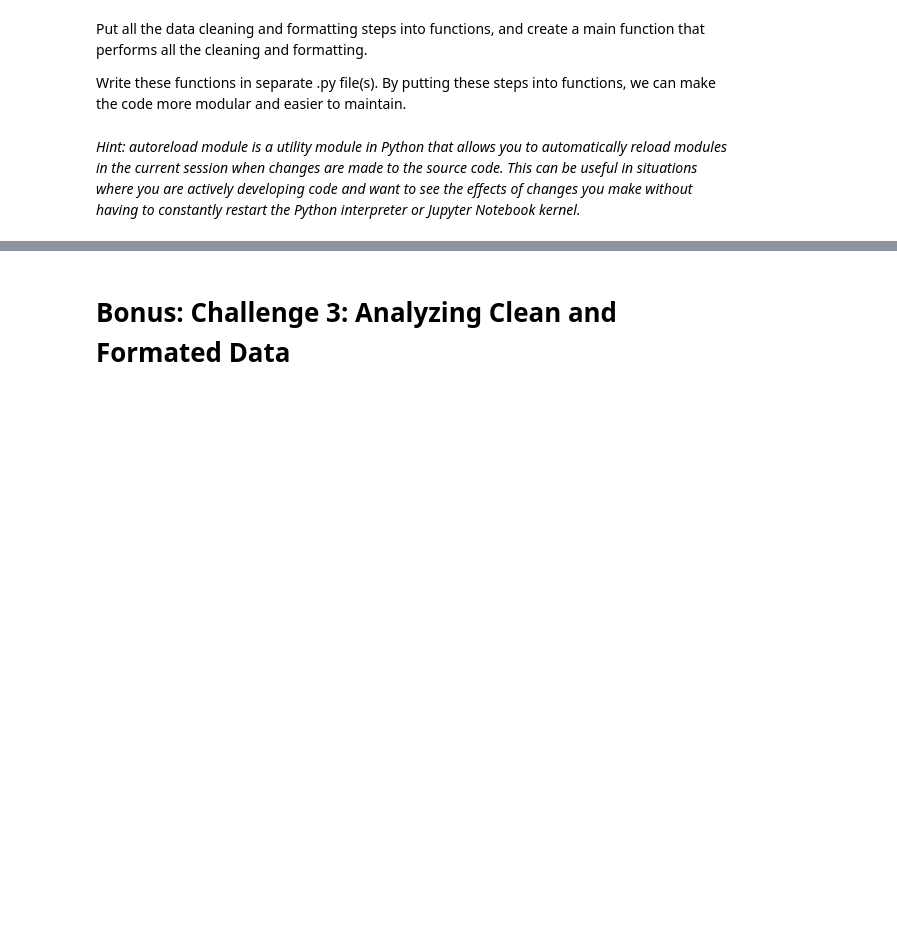
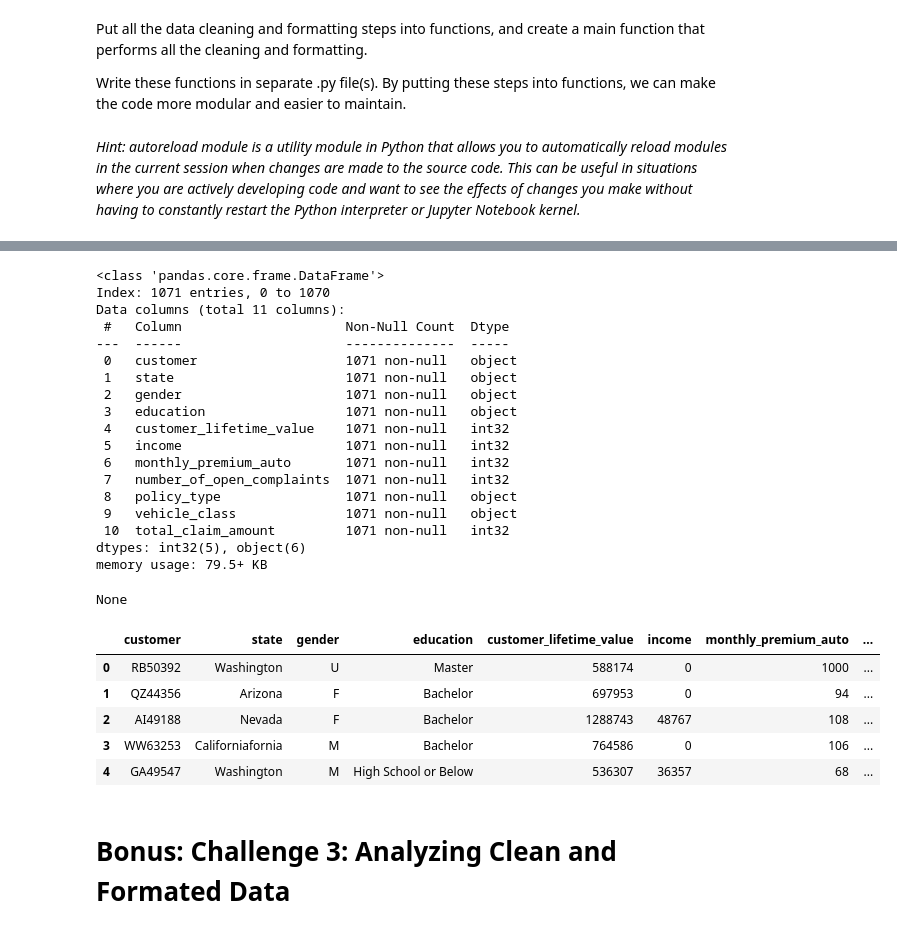
Before and after one commit to PatrickSchuetten/lab-dw-data-cleaning-and-formatting, a Jupyter notebook: lab-dw-data-cleaning-and-formatting.ipynb, the cells around one changed output, grey strips where cells are left out. Drawn from its saved outputs; the diff is of its cells as text; code cells hidden in the pictures; blank space fills up the shorter version.

```diff
--- a/lab-dw-data-cleaning-and-formatting.ipynb
+++ b/lab-dw-data-cleaning-and-formatting.ipynb
@@ -187,5 +153,3 @@ data_without_nan['number_of_open_complaints'].unique()
-# %%
-data['number_of_open_complaints']=data_without_nan['number_of_open_complaints']
 # %% [markdown]
 ## Exercise 4: Dealing with Null values
 # %% [markdown]
@@ -210,5 +174,0 @@ data.isna().sum()/data.shape[0]
-# %%
-#Dropping rows with no customer ID because they seems to be empty rows.
-rows_to_drop_customer = data[data['customer'].isna()==True].index
-
-data = data.drop(rows_to_drop, axis=0)
@@ -264,0 +222,5 @@ Write these functions in separate .py file(s). By putting these steps into funct
+# %%
+import pandas as pd
+
+data = pd.read_csv("https://raw.githubusercontent.com/data-bootcamp-v4/data/main/file1.csv")
+data.head()
@@ -265,3 +371,35 @@ Write these functions in separate .py file(s). By putting these steps into funct
+# %%
+data = clean_columns(data)
+data = data_clean(data)
+# %%
+display(data.info())
+display(data.head())
+# %% [output]
+<class 'pandas.core.frame.DataFrame'>
+Index: 1071 entries, 0 to 1070
+Data columns (total 11 columns):
+ #   Column                     Non-Null Count  Dtype
+---  ------                     --------------  -----
+ 0   customer                   1071 non-null   object
+ 1   state                      1071 non-null   object
+ 2   gender                     1071 non-null   object
+ 3   education                  1071 non-null   object
+ 4   customer_lifetime_value    1071 non-null   int32
+ 5   income                     1071 non-null   int32
+ 6   monthly_premium_auto       1071 non-null   int32
+ 7   number_of_open_complaints  1071 non-null   int32
+ 8   policy_type                1071 non-null   object
+ 9   vehicle_class              1071 non-null   object
+ 10  total_claim_amount         1071 non-null   int32
+dtypes: int32(5), object(6)
+memory usage: 79.5+ KB
+None
+|  | customer | state | gender | education | customer_lifetime_value | income | monthly_premium_auto | ... |
+| 0 | RB50392 | Washington | U | Master | 588174 | 0 | 1000 | ... |
+| 1 | QZ44356 | Arizona | F | Bachelor | 697953 | 0 | 94 | ... |
+| 2 | AI49188 | Nevada | F | Bachelor | 1288743 | 48767 | 108 | ... |
+| 3 | WW63253 | Californiafornia | M | Bachelor | 764586 | 0 | 106 | ... |
+| 4 | GA49547 | Washington | M | High School or Below | 536307 | 36357 | 68 | ... |
 # %% [markdown]
 # Bonus: Challenge 3: Analyzing Clean and Formated Data
 # %% [markdown]
```
Also changed, not shown: parts of 27 cells of this notebook, 1 other file.
